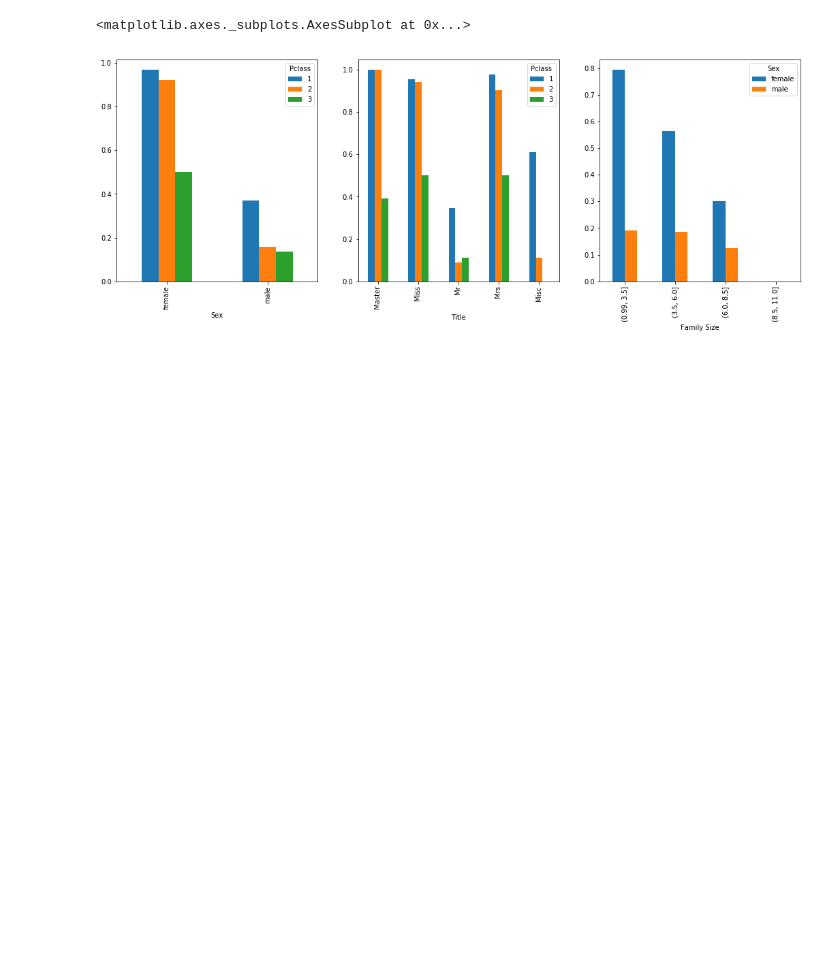
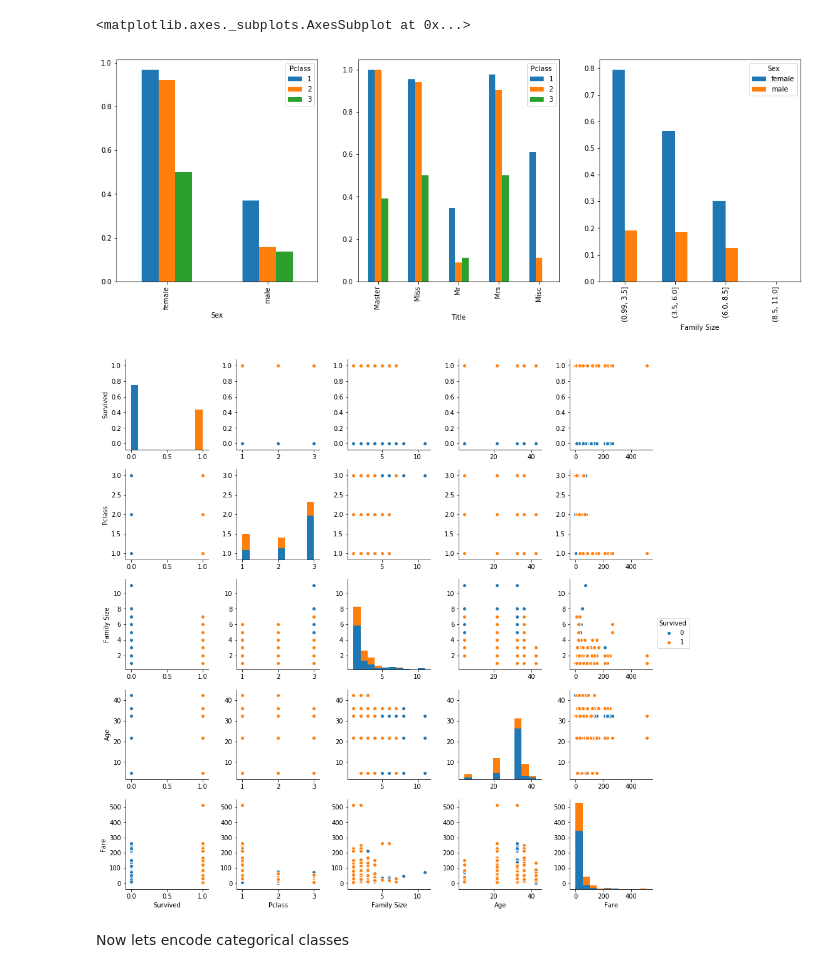
Before and after one commit to WencesVillegasMarset/KaggleChallenges, a Jupyter notebook: Titanic Challenge.ipynb, the cells around one changed output. Cells and saved outputs as stored; diff of their text form; code cells hidden in the pictures; blank space fills up the shorter version.

Commit message:
Finished data cleaning and tested with RForest

```diff
--- a/Titanic Challenge.ipynb
+++ b/Titanic Challenge.ipynb
@@ -163,3 +155,9 @@ train_data.pivot_table('Survived', index=pd.cut(train_data['Family Size'], 4), c
 # %% [output]
 <matplotlib.axes._subplots.AxesSubplot at 0x...>
 [figure]
+# %%
+pairplot = sns.pairplot(data=train_data, hue='Survived', vars=['Survived', 'Pclass', 'Family Size', 'Age','Fare'])
+# %% [output]
+[figure, added]
+# %% [markdown]
+Now lets encode categorical classes
```
Also changed, not shown: parts of 13 cells of this notebook, 1 other file.
